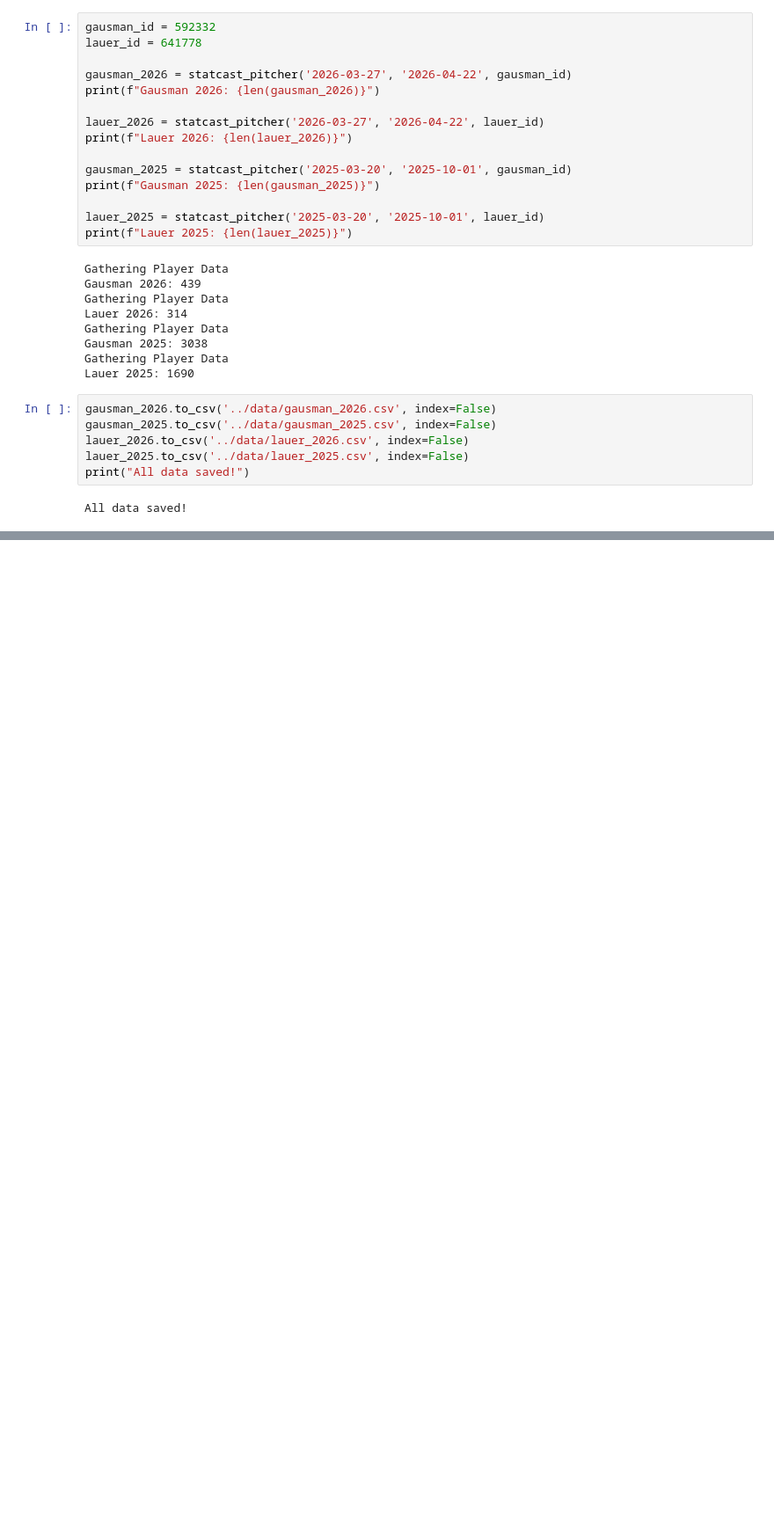
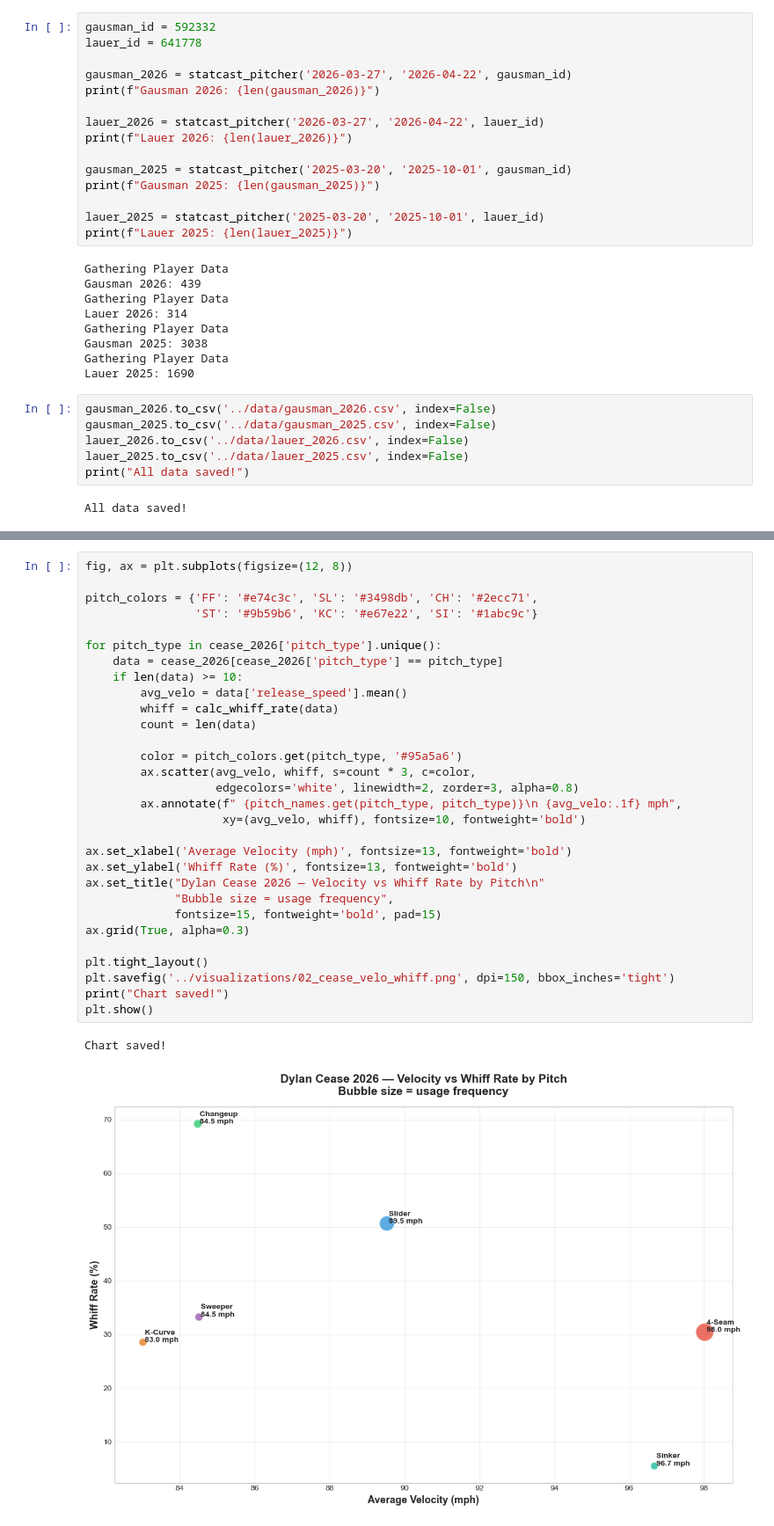
Before and after one commit to seongji-park/bluejays-2026-pitching-analysis, a Jupyter notebook: notebooks/01_cease_analysis.ipynb, the cells around one changed output, grey strips where cells are left out. Shown at 88% size. Cells and saved outputs as stored; diff of their text form; blank space fills up the shorter version.

```diff
--- a/notebooks/01_cease_analysis.ipynb
+++ b/notebooks/01_cease_analysis.ipynb
@@ -104,0 +194,33 @@ All data saved!
+# %%
+fig, ax = plt.subplots(figsize=(12, 8))
+
+pitch_colors = {'FF': '#e74c3c', 'SL': '#3498db', 'CH': '#2ecc71',
+                'ST': '#9b59b6', 'KC': '#e67e22', 'SI': '#1abc9c'}
+
+for pitch_type in cease_2026['pitch_type'].unique():
+    data = cease_2026[cease_2026['pitch_type'] == pitch_type]
+    if len(data) >= 10:
+        avg_velo = data['release_speed'].mean()
+        whiff = calc_whiff_rate(data)
+        count = len(data)
+
+        color = pitch_colors.get(pitch_type, '#95a5a6')
+        ax.scatter(avg_velo, whiff, s=count * 3, c=color,
+                   edgecolors='white', linewidth=2, zorder=3, alpha=0.8)
+        ax.annotate(f" {pitch_names.get(pitch_type, pitch_type)}\n {avg_velo:.1f} mph",
+                    xy=(avg_velo, whiff), fontsize=10, fontweight='bold')
+
+ax.set_xlabel('Average Velocity (mph)', fontsize=13, fontweight='bold')
+ax.set_ylabel('Whiff Rate (%)', fontsize=13, fontweight='bold')
+ax.set_title("Dylan Cease 2026 — Velocity vs Whiff Rate by Pitch\n"
+             "Bubble size = usage frequency",
+             fontsize=15, fontweight='bold', pad=15)
+ax.grid(True, alpha=0.3)
+
+plt.tight_layout()
+plt.savefig('../visualizations/02_cease_velo_whiff.png', dpi=150, bbox_inches='tight')
+print("Chart saved!")
+plt.show()
+# %% [output]
+Chart saved!
+[figure, added]
```
Also changed, not shown: parts of 4 cells of this notebook, 3 other files.
